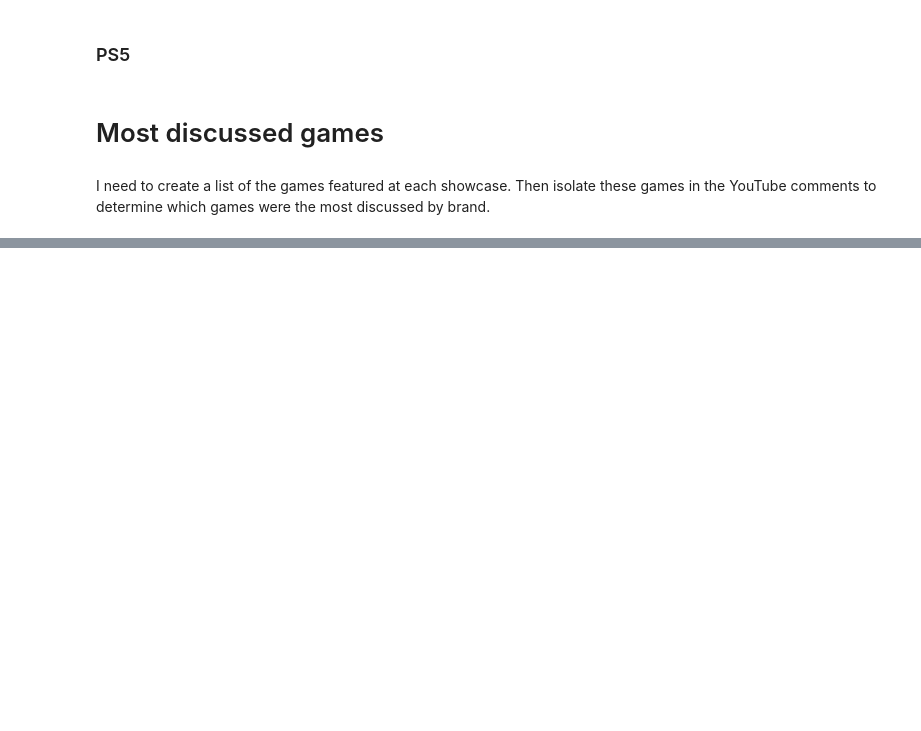
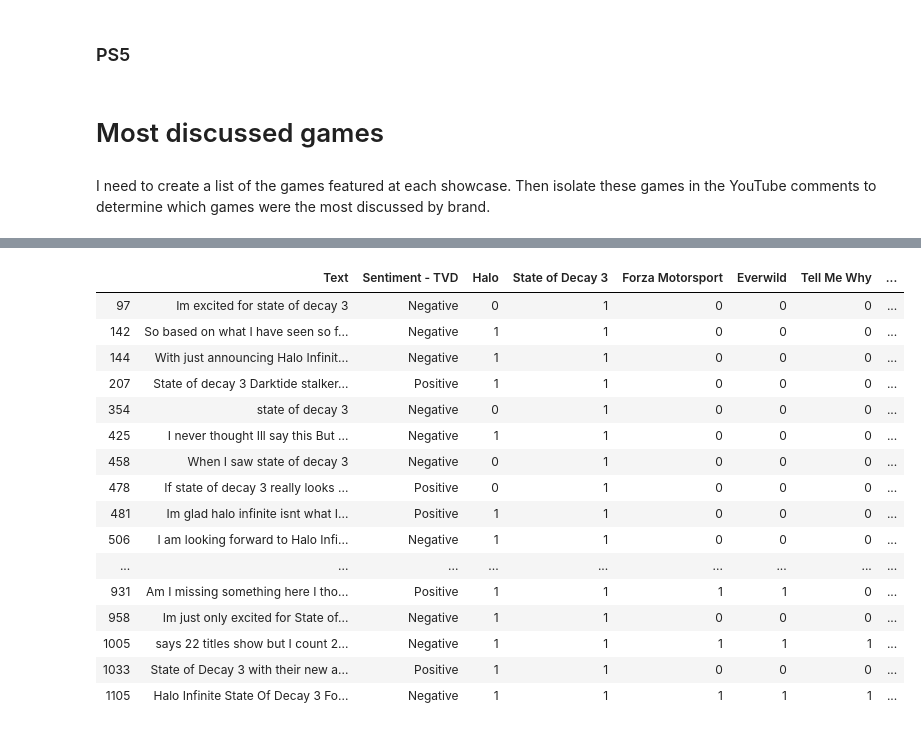
Before and after one commit to SalimAmarti/PS5_vs_XboxSeriesX, a Jupyter notebook: PS5 vs. Xbox Series X.ipynb, the cells around one changed output, grey strips where cells are left out. Saved outputs shown, nothing was run; the diff lists cells and outputs as text; code cells hidden in the pictures; blank space fills up the shorter version.

```diff
--- a/PS5 vs. Xbox Series X.ipynb
+++ b/PS5 vs. Xbox Series X.ipynb
@@ -475,0 +602,20 @@ I need to create a list of the games featured at each showcase. Then isolate the
+# %%
+Xbox_data_games[Xbox_data_games['State of Decay 3']==1]
+# %% [output]
+|  | Text | Sentiment - TVD | Halo | State of Decay 3 | Forza Motorsport | Everwild | Tell Me Why | ... |
+| 97 | Im excited for state of decay 3 | Negative | 0 | 1 | 0 | 0 | 0 | ... |
+| 142 | So based on what I have seen so f... | Negative | 1 | 1 | 0 | 0 | 0 | ... |
+| 144 | With just announcing Halo Infinit... | Negative | 1 | 1 | 0 | 0 | 0 | ... |
+| 207 | State of decay 3 Darktide stalker... | Positive | 1 | 1 | 0 | 0 | 0 | ... |
+| 354 | state of decay 3 | Negative | 0 | 1 | 0 | 0 | 0 | ... |
+| 425 | I never thought Ill say this But ... | Negative | 1 | 1 | 0 | 0 | 0 | ... |
+| 458 | When I saw state of decay 3 | Negative | 0 | 1 | 0 | 0 | 0 | ... |
+| 478 | If state of decay 3 really looks ... | Positive | 0 | 1 | 0 | 0 | 0 | ... |
+| 481 | Im glad halo infinite isnt what I... | Positive | 1 | 1 | 0 | 0 | 0 | ... |
+| 506 | I am looking forward to Halo Infi... | Negative | 1 | 1 | 0 | 0 | 0 | ... |
+| ... | ... | ... | ... | ... | ... | ... | ... | ... |
+| 931 | Am I missing something here I tho... | Positive | 1 | 1 | 1 | 1 | 0 | ... |
+| 958 | Im just only excited for State of... | Negative | 1 | 1 | 0 | 0 | 0 | ... |
+| 1005 | says 22 titles show but I count 2... | Negative | 1 | 1 | 1 | 1 | 1 | ... |
+| 1033 | State of Decay 3 with their new a... | Positive | 1 | 1 | 0 | 0 | 0 | ... |
+| 1105 | Halo Infinite State Of Decay 3 Fo... | Negative | 1 | 1 | 1 | 1 | 1 | ... |
```
Also changed, not shown: parts of 17 cells of this notebook.
